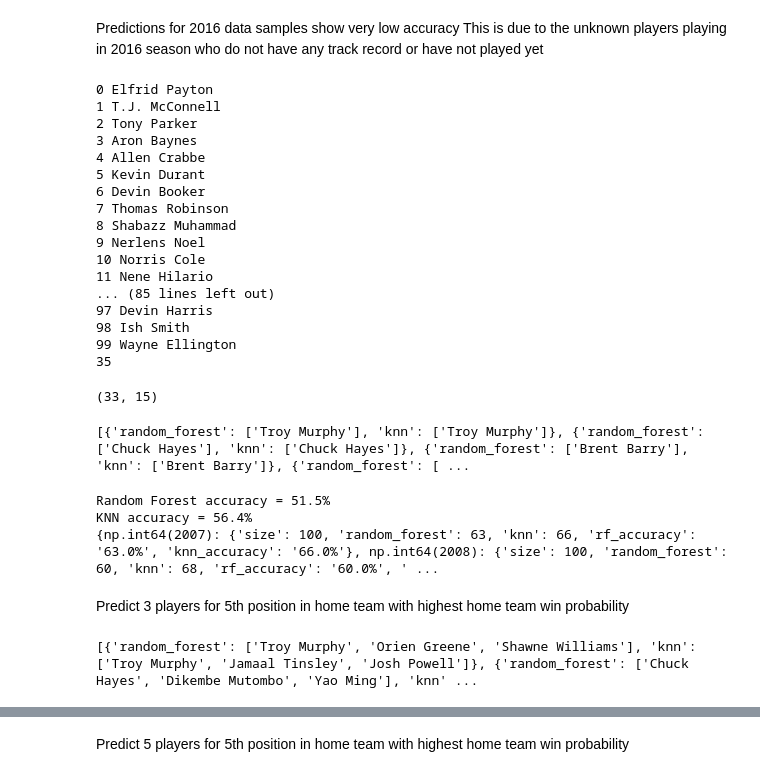
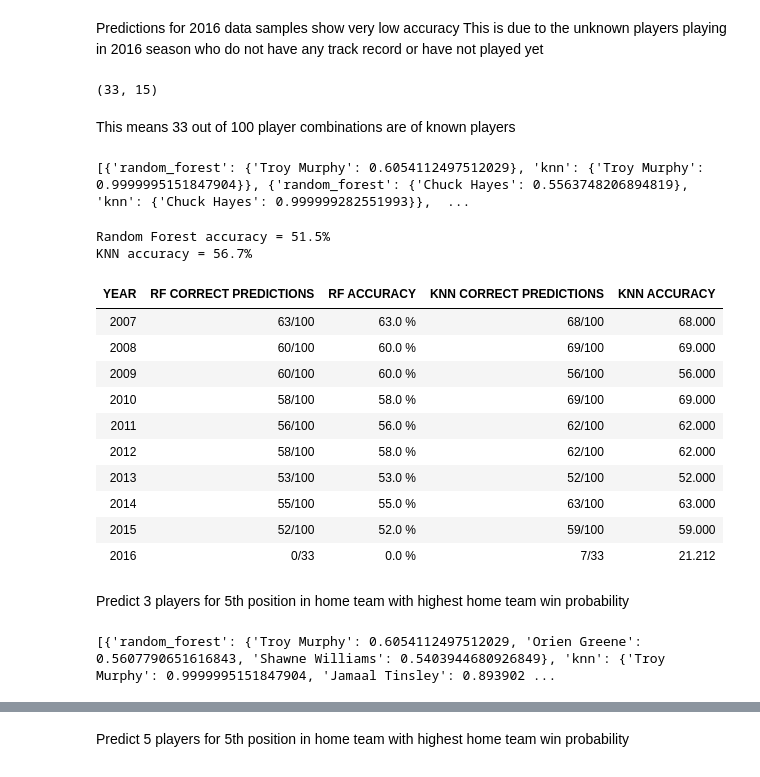
Before and after one commit to codeslayr/NBA-Lineup-Optimization, a Jupyter notebook: NBA_Lineup_test.ipynb, the cells around one changed output, grey strips where cells are left out. Cells and saved outputs as stored; diff of their text form; code cells hidden in the pictures.

Commit message:
Output formattings and CSV file creation of results

```diff
--- a/NBA_Lineup_test.ipynb
+++ b/NBA_Lineup_test.ipynb
@@ -311,34 +227,6 @@ KNN accuracy = 69.8%
 # %% [markdown]
 Predictions for 2016 data samples show very low accuracy
 This is due to the unknown players playing in 2016 season who do not have any track record or have not played yet
-# %%
-expected_output_2016 = expected_output.tail(100).reset_index(drop = True)
-input_dataset_2016 = input_dataset.tail(100).reset_index(drop = True)
-unknown_target_player = 0
-for i in range(input_dataset_2016.shape[0]):
-    print(i, expected_output_2016.loc[i, 'removed_value'])
-    if expected_output_2016.loc[i, 'removed_value'] not in saved_data[int(input_dataset_2016.loc[i, 'season']) - 1]['player_pool'][input_dataset_2016.loc[i, 'home_team']]:
-        unknown_target_player += 1
-
-print(unknown_target_player)
-# %% [output]
-0 Elfrid Payton
-1 T.J. McConnell
-2 Tony Parker
-3 Aron Baynes
-4 Allen Crabbe
-5 Kevin Durant
-6 Devin Booker
-7 Thomas Robinson
-8 Shabazz Muhammad
-9 Nerlens Noel
-10 Norris Cole
-11 Nene Hilario
-... (85 lines left out)
-97 Devin Harris
-98 Ish Smith
-99 Wayne Ellington
-35
 # %%
 input_dataset = pd.read_csv("testing_dataset/NBA_test.csv")
 expected_output = pd.read_csv("testing_dataset/NBA_test_labels.csv")
@@ -358,19 +246,53 @@ filtered_dataset.reset_index(drop = True, inplace = True)
 print(filtered_dataset.shape)
 # %% [output]
 (33, 15)
+# %% [markdown]
+This means 33 out of 100 player combinations are of known players
 # %%
 input_dataset = pd.concat([input_dataset.head(900), filtered_dataset[filtered_dataset.columns[:-1]]])
 input_dataset.reset_index(drop = True, inplace = True)
-predicted_outputs = generate_outputs(input_dataset, saved_data)
+predicted_outputs = generate_n_outputs(input_dataset, saved_data, 1)
 print(predicted_outputs)
 # %% [output]
-[{'random_forest': ['Troy Murphy'], 'knn': ['Troy Murphy']}, {'random_forest': ['Chuck Hayes'], 'knn': ['Chuck Hayes']}, {'random_forest': ['Brent Barry'], 'knn': ['Brent Barry']}, {'random_forest': [ ...
+[{'random_forest': {'Troy Murphy': 0.6054112497512029}, 'knn': {'Troy Murphy': 0.9999995151847904}}, {'random_forest': {'Chuck Hayes': 0.5563748206894819}, 'knn': {'Chuck Hayes': 0.999999282551993}},  ...
 # %%
 expected_output = pd.concat([expected_output.head(900), filtered_dataset['removed_value']])
 expected_output.reset_index(drop = True, inplace = True)
 test_accuracy(predicted_outputs, expected_output)
-print(test_accuracy_by_year(input_dataset, predicted_outputs, expected_output))
+accuracy_by_year = test_accuracy_by_year(input_dataset, predicted_outputs, expected_output)
 # %% [output]
 Random Forest accuracy = 51.5%
-KNN accuracy = 56.4%
-{np.int64(2007): {'size': 100, 'random_forest': 63, 'knn': 66, 'rf_accuracy': '63.0%', 'knn_accuracy': '66.0%'}, np.int64(2008): {'size': 100, 'random_forest': 60, 'knn': 68, 'rf_accuracy': '60.0%', ' ...
+KNN accuracy = 56.7%
+# %%
+# Show predictions in tabular format
+def show_table(accuracy_by_year):
+    table_rows = {
+        'Year': [],
+        'RF Correct Predictions': [],
+        'RF Accuracy': [],
+        'KNN Correct Predictions': [],
+        'KNN Accuracy': []
+    }
+    for i in accuracy_by_year:
+        table_rows['Year'].append(i)
+        table_rows['RF Correct Predictions'].append(str(accuracy_by_year[i]['random_forest']) + '/' + str(accuracy_by_year[i]['size']))
+        table_rows['RF Accuracy'].append(str(round(((accuracy_by_year[i]['random_forest']/ accuracy_by_year[i]['size']) * 100), 2)) + ' %')
+        table_rows['KNN Correct Predictions'].append(str(accuracy_by_year[i]['knn']) + '/' + str(accuracy_by_year[i]['size']))
+        table_rows['KNN Accuracy'].append(str(round(((accuracy_by_year[i]['knn'] / accuracy_by_year[i]['size']) * 100), 2)) + ' %')
+
+    output_table = pd.DataFrame(table_rows)
+    return output_table.style.format(precision=3).format_index(str.upper, axis=1).hide()
+# %%
+show_table(accuracy_by_year)
+# %% [output]
+| YEAR | RF CORRECT PREDICTIONS | RF ACCURACY | KNN CORRECT PREDICTIONS | KNN ACCURACY |
+| 2007 | 63/100 | 63.0 % | 68/100 | 68.000 |
+| 2008 | 60/100 | 60.0 % | 69/100 | 69.000 |
+| 2009 | 60/100 | 60.0 % | 56/100 | 56.000 |
+| 2010 | 58/100 | 58.0 % | 69/100 | 69.000 |
+| 2011 | 56/100 | 56.0 % | 62/100 | 62.000 |
+| 2012 | 58/100 | 58.0 % | 62/100 | 62.000 |
+| 2013 | 53/100 | 53.0 % | 52/100 | 52.000 |
+| 2014 | 55/100 | 55.0 % | 63/100 | 63.000 |
+| 2015 | 52/100 | 52.0 % | 59/100 | 59.000 |
+| 2016 | 0/33 | 0.0 % | 7/33 | 21.212 |
@@ -377,9 +326,9 @@ KNN accuracy = 56.4%
 # %% [markdown]
 Predict 3 players for 5th position in home team with highest home team win probability
 # %%
-predict_3_highest_players_outputs = generate_3_highest_players_outputs(input_dataset, saved_data)
+predict_3_highest_players_outputs = generate_n_outputs(input_dataset, saved_data, 3)
 print(predict_3_highest_players_outputs)
 # %% [output]
-[{'random_forest': ['Troy Murphy', 'Orien Greene', 'Shawne Williams'], 'knn': ['Troy Murphy', 'Jamaal Tinsley', 'Josh Powell']}, {'random_forest': ['Chuck Hayes', 'Dikembe Mutombo', 'Yao Ming'], 'knn' ...
+[{'random_forest': {'Troy Murphy': 0.6054112497512029, 'Orien Greene': 0.5607790651616843, 'Shawne Williams': 0.5403944680926849}, 'knn': {'Troy Murphy': 0.9999995151847904, 'Jamaal Tinsley': 0.893902 ...
 # %%
 test_accuracy(predict_3_highest_players_outputs, expected_output)
```
Also changed, not shown: parts of 21 cells of this notebook, 1 other file.
